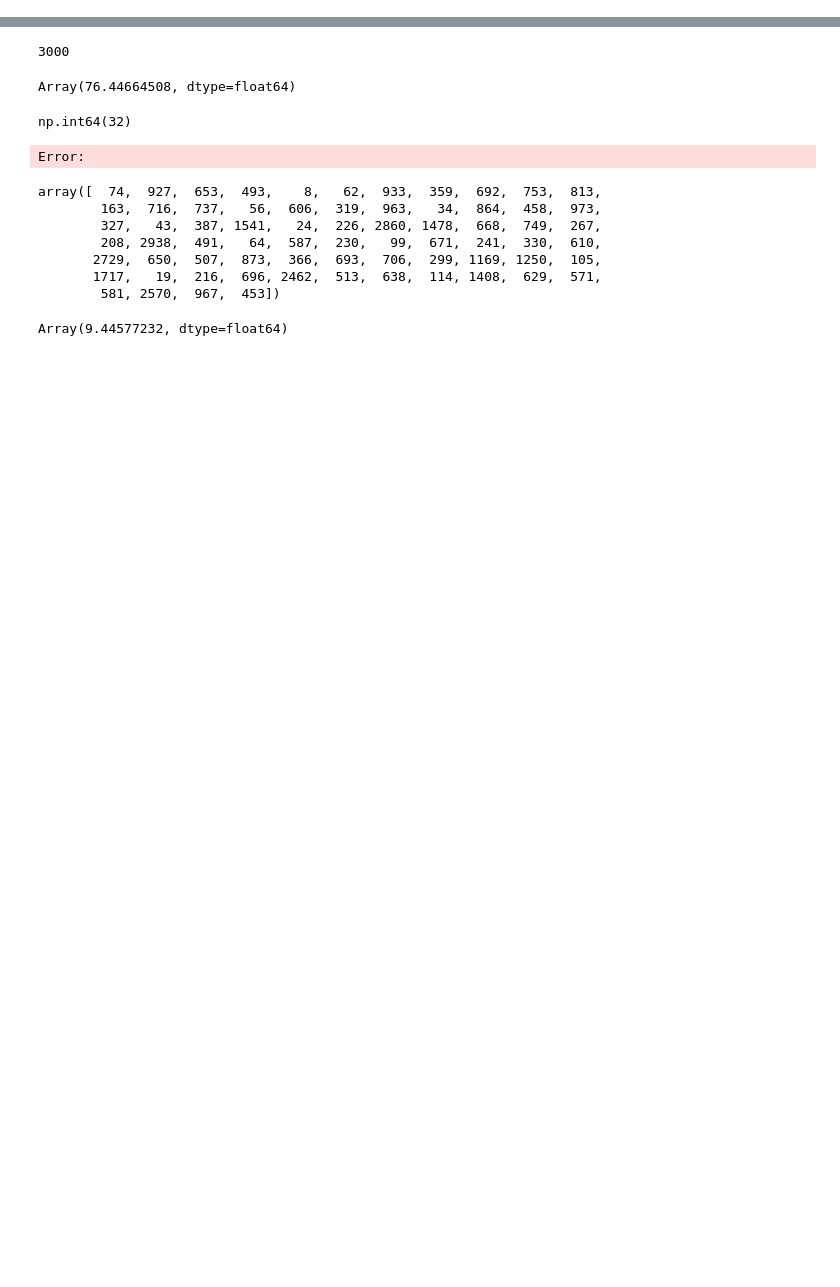
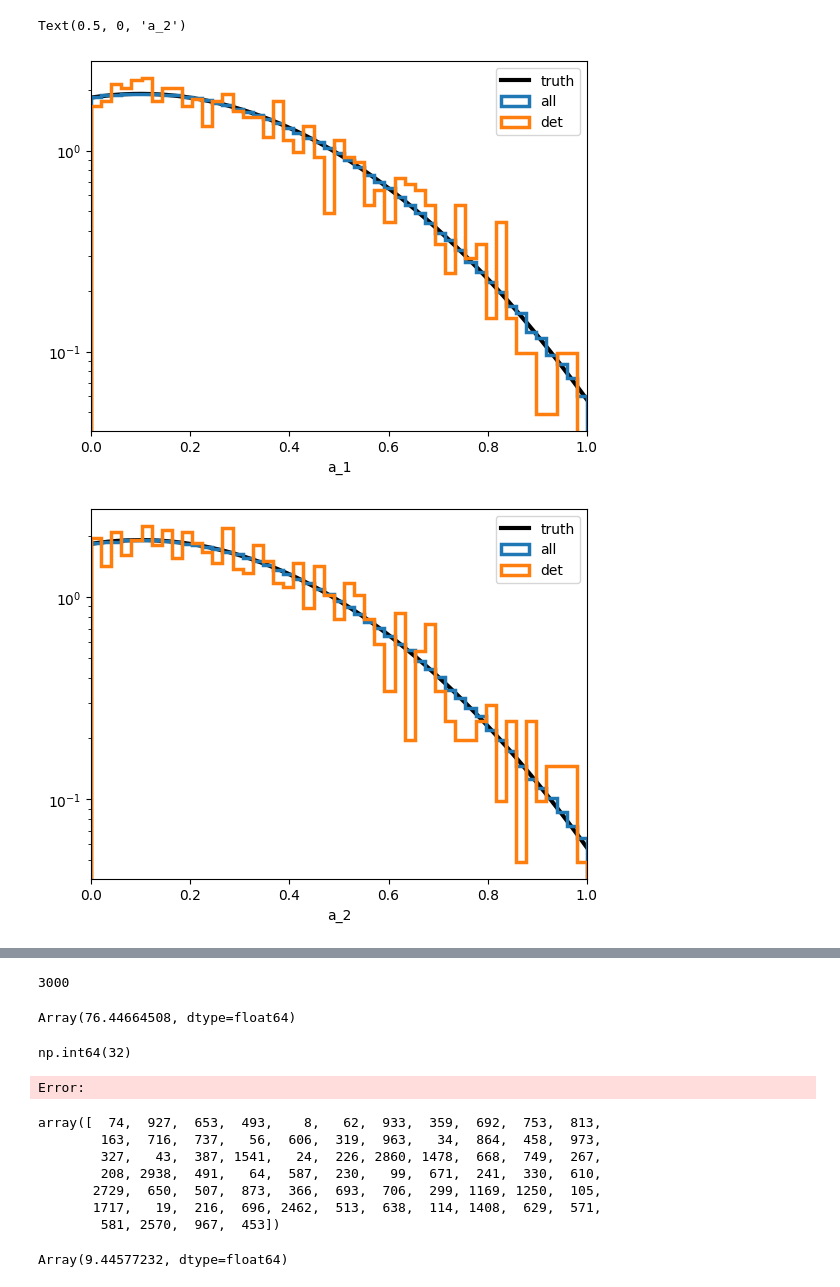
Before and after one commit to noahewolfe/tilts-and-kicks, a Jupyter notebook: code/03-reweighting-efficiency.ipynb, the cells around one changed output, grey strips where cells are left out. Cells and saved outputs as stored; diff of their text form; code cells hidden in the pictures; blank space fills up the shorter version.

```diff
--- a/code/03-reweighting-efficiency.ipynb
+++ b/code/03-reweighting-efficiency.ipynb
@@ -14,0 +132,31 @@ from util import concat_dicts
+# %%
+from models import truncnorm
+
+ks = dict(histtype='step', bins=jnp.linspace(0, 1, 50), linewidth=2.5, density=True)
+
+parameters = allinj['parameters']
+
+chis = jnp.linspace(0, 1, 1_000)
+pchi = truncnorm(chis, parameters['mu_chi'], parameters['sigma_chi'], high=1, low=0)
+
+fig, ax = plt.subplots()
+ax.plot(chis, pchi, linewidth=3, color='black', label='truth')
+ax.hist(allinj['a_1'], label='all', **ks)
+ax.hist(det['a_1'], label='det', **ks)
+ax.set_yscale('log')
+ax.set_xlim(0, 1)
+ax.legend()
+ax.set_xlabel('a_1')
+
+fig, ax = plt.subplots()
+ax.plot(chis, pchi, linewidth=3, color='black', label='truth')
+ax.hist(allinj['a_2'], label='all', **ks)
+ax.hist(det['a_2'], label='det', **ks)
+ax.set_yscale('log')
+ax.set_xlim(0, 1)
+ax.legend()
+ax.set_xlabel('a_2')
+# %% [output]
+Text(0.5, 0, 'a_2')
+[figure, added]
+[figure, added]
```
Also changed, not shown: parts of 11 cells of this notebook.
